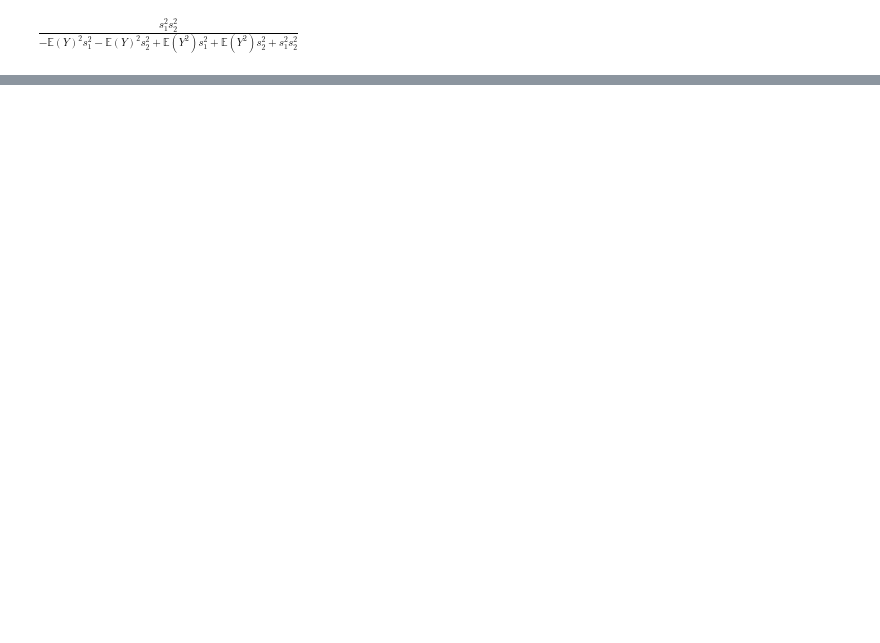
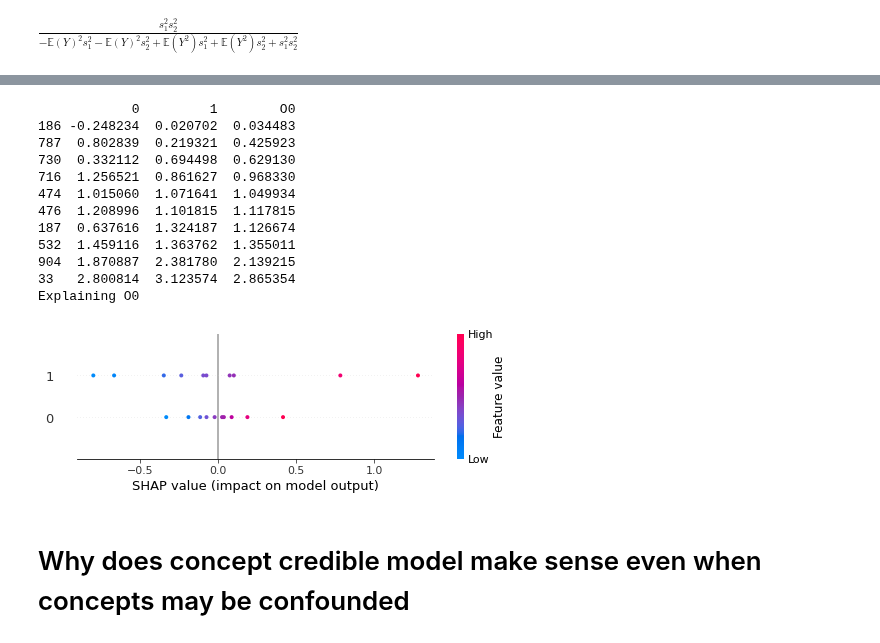
Before and after one commit to nathanwang000/ConceptCredibleModel, a Jupyter notebook: correlation_data.ipynb, the cells around one changed output, grey strips where cells are left out. Saved outputs shown, nothing was run; the diff lists cells and outputs as text; code cells hidden in the pictures; blank space fills up the shorter version.

```diff
--- a/correlation_data.ipynb
+++ b/correlation_data.ipynb
@@ -59,13 +24,0 @@ plt.show()
-# %%
-def standard_model(loader_xy, d, n_epochs=10, report_every=1, plot=True):
-    # regular model
-    net = MLP([d, 1])
-
-    # train
-    opt = optim.Adam(net.parameters())
-    log = train(net, loader_xy, opt, n_epochs=n_epochs, report_every=report_every, criterion=lambda o, y: F.mse_loss(o.view(-1), y))
-    if plot: plot_log(log)
-    return net
-
-loader_xy = DataLoader(TensorDataset(X, Y), batch_size=bs, shuffle=True) # regular dataset
-standard_net = standard_model(loader_xy, d, n_epochs=n_epochs, report_every=n_epochs//10)
@@ -221,0 +128,19 @@ t1 + t2 0.5098039215686274
+# %%
+shap_x = pd.DataFrame(X.numpy()).sample(10)
+shap_net_x(net, shap_x, bs, instance_idx=None, output_name="O", decimal=10)
+# %% [output]
+            0         1        O0
+186 -0.248234  0.020702  0.034483
+787  0.802839  0.219321  0.425923
+730  0.332112  0.694498  0.629130
+716  1.256521  0.861627  0.968330
+474  1.015060  1.071641  1.049934
+476  1.208996  1.101815  1.117815
+187  0.637616  1.324187  1.126674
+532  1.459116  1.363762  1.355011
+904  1.870887  2.381780  2.139215
+33   2.800814  3.123574  2.865354
+Explaining O0
+[figure, added]
+# %% [markdown]
+# Why does concept credible model make sense even when concepts may be confounded
```
Also changed, not shown: parts of 16 cells of this notebook, 2 other files.
